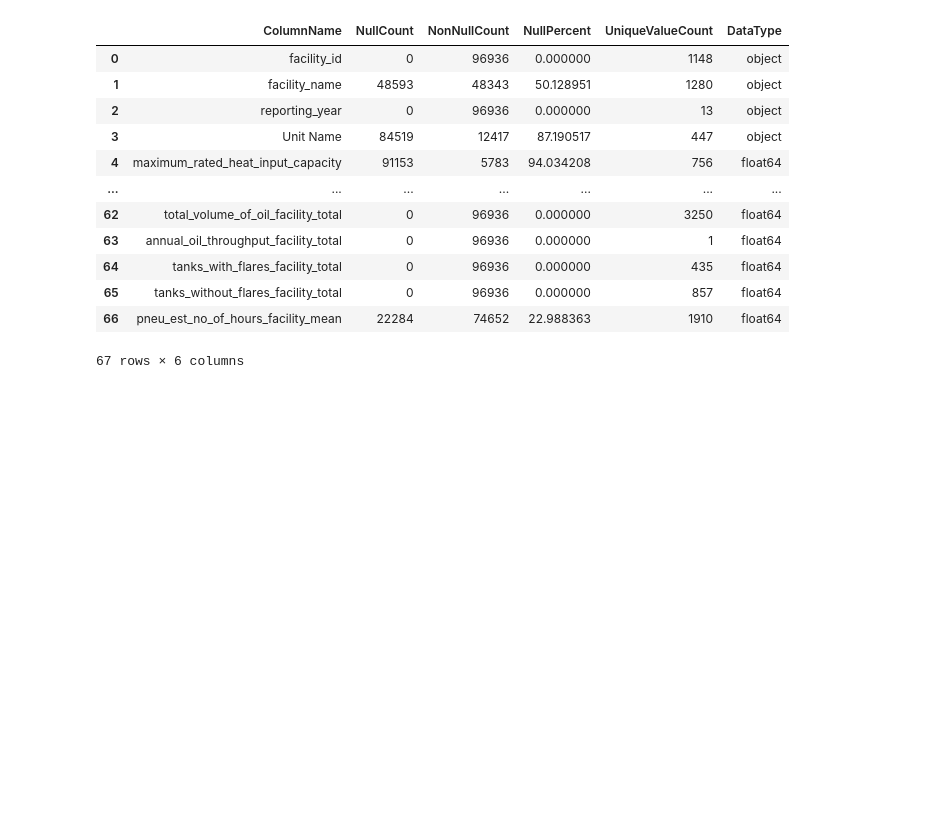
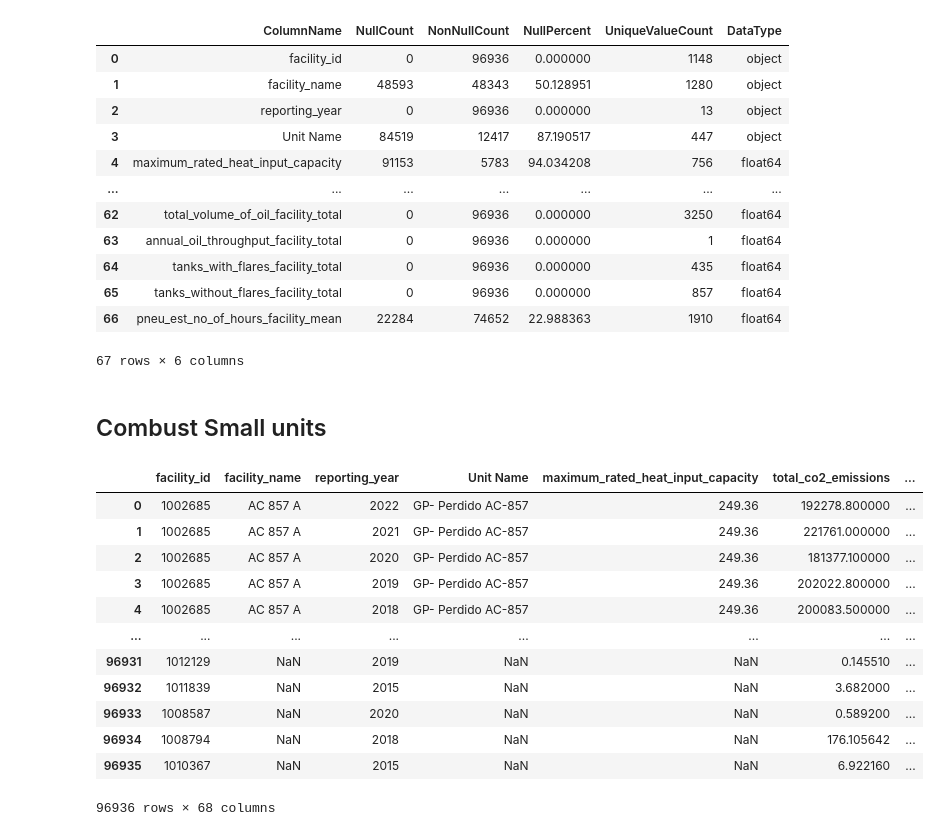
Before and after one commit to shankze/okc_facilities_data, a Jupyter notebook: OKC_Facilities.ipynb, the cells around one changed output. Saved outputs shown, nothing was run; the diff lists cells and outputs as text; code cells hidden in the pictures; blank space fills up the shorter version.

```diff
--- a/OKC_Facilities.ipynb
+++ b/OKC_Facilities.ipynb
@@ -623,6 +668,29 @@ generate_column_info(df)
 | 65 | tanks_without_flares_facility_total | 0 | 96936 | 0.000000 | 857 | float64 |
 | 66 | pneu_est_no_of_hours_facility_mean | 22284 | 74652 | 22.988363 | 1910 | float64 |
 67 rows × 6 columns
+# %% [markdown]
+## Combust Small units
+# %%
+combustion_df = pd.read_csv('ef_w_combust_small_units.csv')#encoding = 'ISO-8859-1'
+combustion_df = combustion_df[['facility_id','reporting_year','total_number_of_units']]
+combustion_df = combustion_df[combustion_df['total_number_of_units'].notnull()]
+combustion_df = combustion_df.groupby(['facility_id','reporting_year']).sum().reset_index()
+df = pd.merge(df,combustion_df,how='left',on=['facility_id','reporting_year'])
+df
+# %% [output]
+|  | facility_id | facility_name | reporting_year | Unit Name | maximum_rated_heat_input_capacity | total_co2_emissions | ... |
+| 0 | 1002685 | AC 857 A | 2022 | GP- Perdido AC-857 | 249.36 | 192278.800000 | ... |
+| 1 | 1002685 | AC 857 A | 2021 | GP- Perdido AC-857 | 249.36 | 221761.000000 | ... |
+| 2 | 1002685 | AC 857 A | 2020 | GP- Perdido AC-857 | 249.36 | 181377.100000 | ... |
+| 3 | 1002685 | AC 857 A | 2019 | GP- Perdido AC-857 | 249.36 | 202022.800000 | ... |
+| 4 | 1002685 | AC 857 A | 2018 | GP- Perdido AC-857 | 249.36 | 200083.500000 | ... |
+| ... | ... | ... | ... | ... | ... | ... | ... |
+| 96931 | 1012129 | NaN | 2019 | NaN | NaN | 0.145510 | ... |
+| 96932 | 1011839 | NaN | 2015 | NaN | NaN | 3.682000 | ... |
+| 96933 | 1008587 | NaN | 2020 | NaN | NaN | 0.589200 | ... |
+| 96934 | 1008794 | NaN | 2018 | NaN | NaN | 176.105642 | ... |
+| 96935 | 1010367 | NaN | 2015 | NaN | NaN | 6.922160 | ... |
+96936 rows × 68 columns
 # %%
 # Use average of non-zero for pneu_est_no_of_hours
 # %%
```
Also changed, not shown: parts of 4 cells of this notebook, 5 other files.
